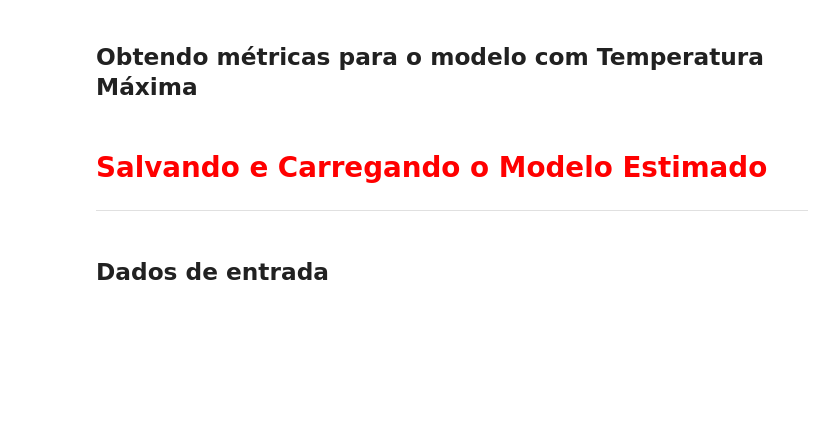
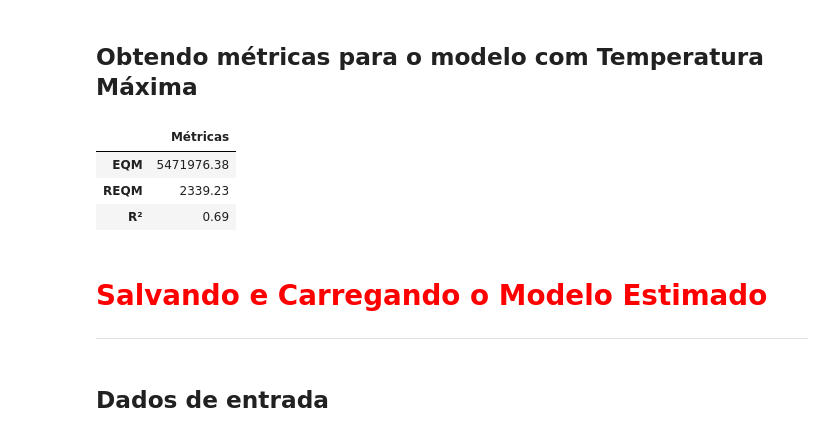
Before and after one commit to wiliands/estatistica_python, a Jupyter notebook: 06 - Regressao_Linear/Regressao_Linear.ipynb, the cells around one changed output. Drawn from its saved outputs; the diff is of its cells as text; code cells hidden in the pictures; blank space fills up the shorter version.

```diff
--- a/06 - Regressao_Linear/Regressao_Linear.ipynb
+++ b/06 - Regressao_Linear/Regressao_Linear.ipynb
@@ -610,5 +658,16 @@ $$\sqrt{EQM(y, \hat{y})} = \sqrt{\frac 1n\sum_{i=0}^{n-1}(y_i-\hat{y}_i)^2}$$
 # %% [markdown]
 ## Obtendo métricas para o modelo com Temperatura Máxima
+# %%
+EQM = metrics.mean_squared_error(y_test, y_previsto).round(2)
+REQM = np.sqrt(metrics.mean_squared_error(y_test, y_previsto)).round(2)
+R2 = metrics.r2_score(y_test, y_previsto).round(2)
+
+pd.DataFrame([EQM, REQM, R2], ['EQM', 'REQM', 'R²'], columns=['Métricas'])
+# %% [output]
+|  | Métricas |
+| EQM | 5471976.38 |
+| REQM | 2339.23 |
+| R² | 0.69 |
 # %% [markdown]
 # <font color='red' style='font-size: 30px;'>Salvando e Carregando o Modelo Estimado</font>
 <hr style='border: 2px solid red;'>
```
Also changed, not shown: parts of 17 cells of this notebook, 7 other files.
